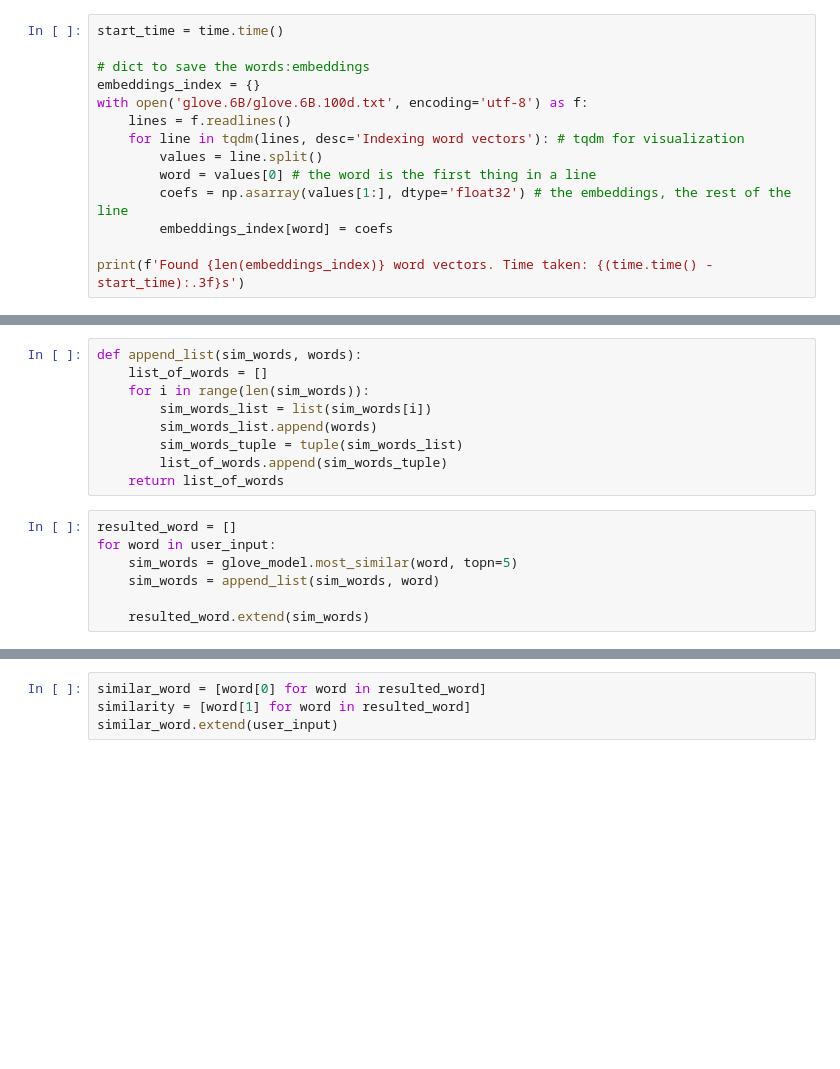
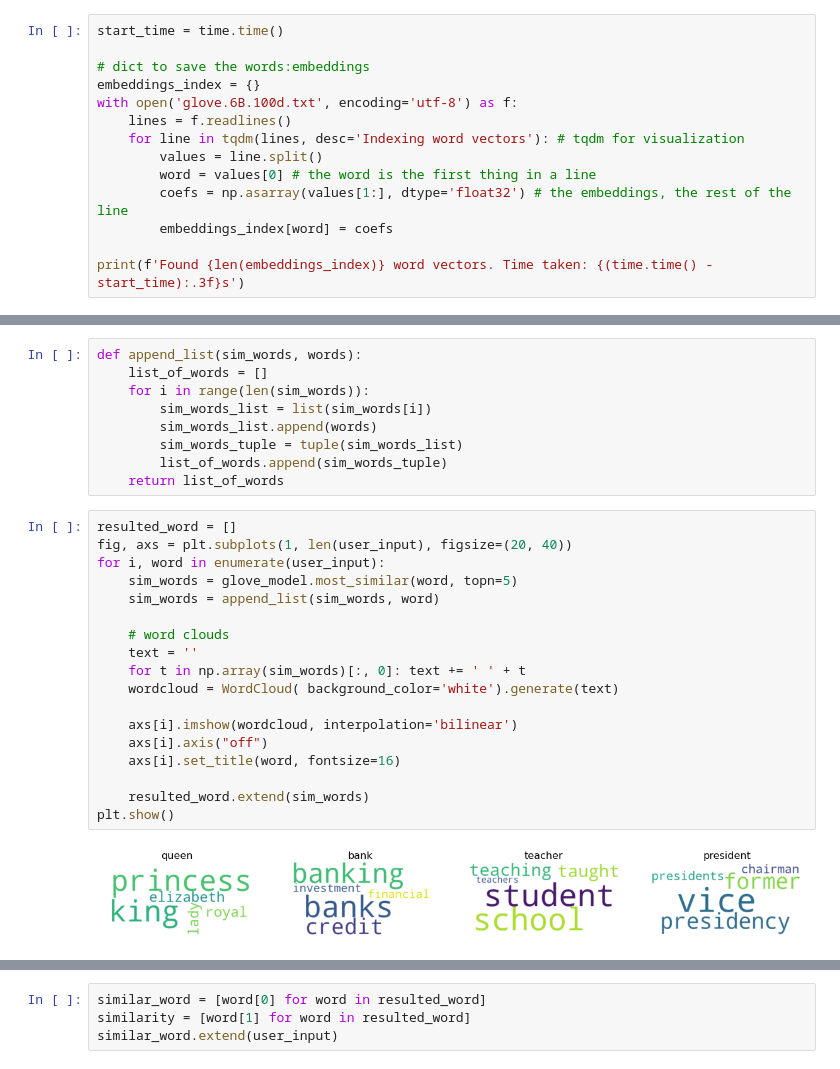
Before and after one commit to moaaztaha/PCA-SOM-ANN, a Jupyter notebook: PCA.ipynb, the cells around one changed output, grey strips where cells are left out. Saved outputs shown, nothing was run; the diff lists cells and outputs as text; blank space fills up the shorter version.

```diff
--- a/PCA.ipynb
+++ b/PCA.ipynb
@@ -32,7 +54,7 @@ start_time = time.time()
 
 # dict to save the words:embeddings
 embeddings_index = {}
-with open('glove.6B/glove.6B.100d.txt', encoding='utf-8') as f:
+with open('glove.6B.100d.txt', encoding='utf-8') as f:
     lines = f.readlines()
     for line in tqdm(lines, desc='Indexing word vectors'): # tqdm for visualization
         values = line.split()
@@ -115,13 +145,26 @@ def append_list(sim_words, words):
         sim_words_tuple = tuple(sim_words_list)
         list_of_words.append(sim_words_tuple)
     return list_of_words
-# %%
-resulted_word = []
-for word in user_input:
-    sim_words = glove_model.most_similar(word, topn=5)
-    sim_words = append_list(sim_words, word)
-
-    resulted_word.extend(sim_words)
+# %%
+resulted_word = []
+fig, axs = plt.subplots(1, len(user_input), figsize=(20, 40))
+for i, word in enumerate(user_input):
+    sim_words = glove_model.most_similar(word, topn=5)
+    sim_words = append_list(sim_words, word)
+
+    # word clouds
+    text = ''
+    for t in np.array(sim_words)[:, 0]: text += ' ' + t
+    wordcloud = WordCloud( background_color='white').generate(text)
+
+    axs[i].imshow(wordcloud, interpolation='bilinear')
+    axs[i].axis("off")
+    axs[i].set_title(word, fontsize=16)
+
+    resulted_word.extend(sim_words)
+plt.show()
+# %% [output]
+[figure, added]
 # %%
 print('The word | similarity | original word')
 resulted_word
```
Also changed, not shown: parts of 16 cells of this notebook.
